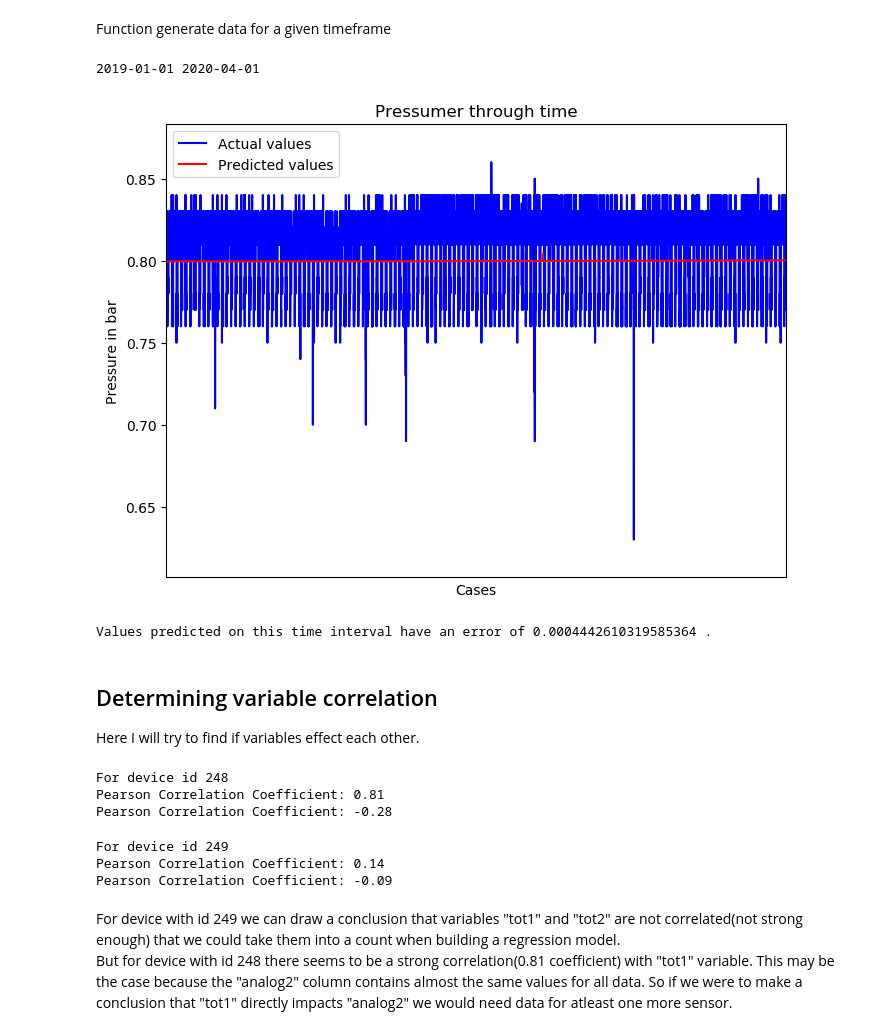
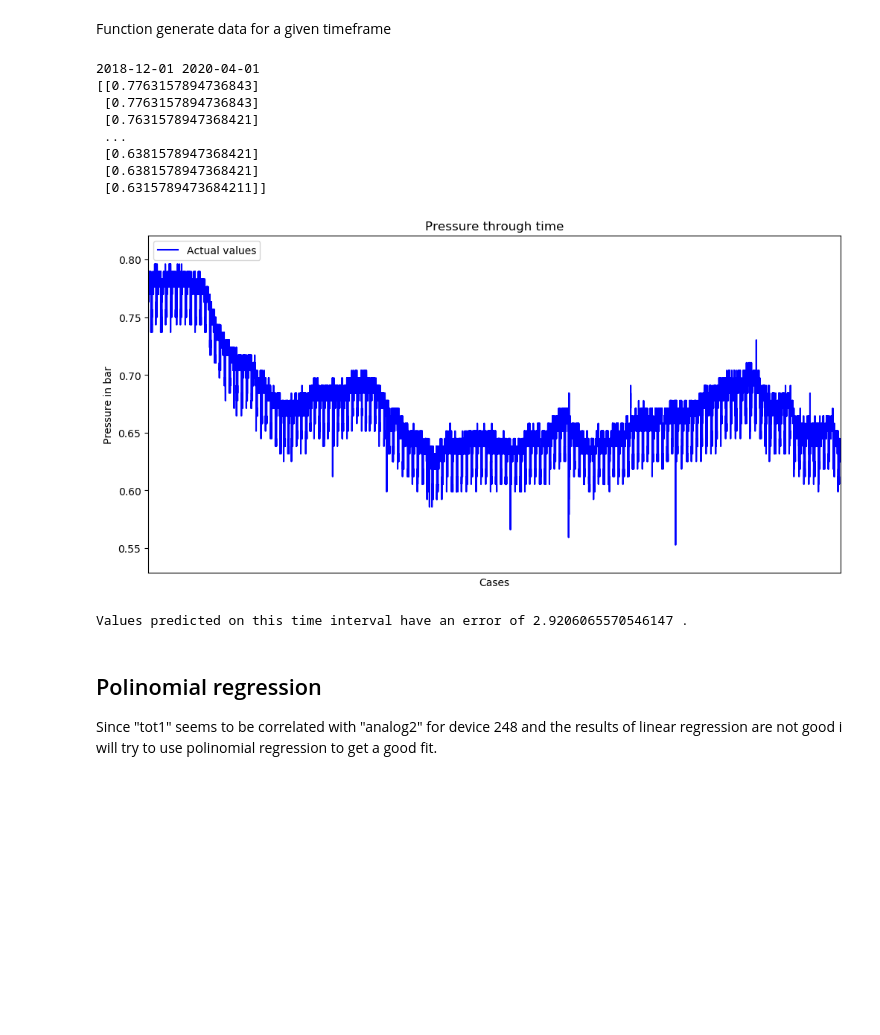
Before and after one commit to Zan-23/IJS_water_loss, a Jupyter notebook: notebooks/Predicting pressure and finding anomalies.ipynb, the cells around one changed output. Saved outputs shown, nothing was run; the diff lists cells and outputs as text; code cells hidden in the pictures; blank space fills up the shorter version.

Commit message:
Normalized data, trying out Lasso and Ridge

```diff
--- a/notebooks/Predicting pressure and finding anomalies.ipynb
+++ b/notebooks/Predicting pressure and finding anomalies.ipynb
@@ -0,0 +40,5 @@
+# %%
+data_248 = ((data_248 - data_248.min()) / (data_248.max() - data_248.min()))
+data_249 = ((data_249 - data_249.min()) / (data_249.max() - data_249.min()))
+
+data_249
@@ -1,22 +154,6 @@
 # %% [markdown]
 ## Linear regresion on data for device id 249
 Here I will try to find the function to fit the data and detect anomalies
-# %%
-import math
-import pandas as pandas
-import numpy as np
-from sklearn.linear_model import LinearRegression, Lasso, Ridge
-from sklearn.metrics import mean_squared_error
-from scipy.stats import pearsonr
-from statistics import mean
-from numpy.random import shuffle
-
-import matplotlib
-# matplotlib.use('Agg')
-import matplotlib.pyplot as plt
-
-data_248 = pandas.read_json("../data/device_id_248.json")
-data_249 = pandas.read_json("../data/device_id_249.json")
 # %%
 # Already prepared data from Intial data analysis - removed empty rows and wrong dates
 data_248
@@ -39,7 +176,7 @@ Function generate data for a given timeframe
 # %%
 def draw_given_and_predicted(given, predicted):
     # takes in two arrays - 1. the actual data 2. predicted data
-    fig = plt.figure(figsize=(8, 6), dpi= 100, facecolor='w')
+    fig = plt.figure(figsize=(12, 6), dpi= 100, facecolor='w')
     plt.plot(given, color="blue", label="Actual values")
     plt.plot(predicted, color="red", label="Predicted values")
     plt.legend(loc="upper left")
@@ -48,10 +185,10 @@ def draw_given_and_predicted(given, predicted):
 
     plt.ylabel('Pressure in bar')
     plt.xlabel('Cases')
-    plt.title('Pressumer through time')
+    plt.title('Pressure through time')
     plt.show()
 # %%
-def generate_day_view(start_date, end_date, data):
+def generate_day_view_linear(start_date, end_date, data):
     print(start_date, end_date)
     start_day = start_date.strip() + " 00:00"
     end_day = end_date.strip() + " 23:59"
@@ -78,14 +215,21 @@ def generate_day_view(start_date, end_date, data):
     accuracy = mean_squared_error(test_set[:,3:], predicted_values)
     draw_given_and_predicted(test_set[:,3:], predicted_values)
 
-    return accuracy
+    return accuracy, matrix_X
 # %%
 # generate_day_view("2018-01-01", "2020-04-01", data_249)
 # acc = generate_day_view(str(data_249.index[0]), str(data_249.index[-1]), data_249)
-acc = generate_day_view("2019-01-01", "2020-04-01", data_249)
+acc, matrix_X_main = generate_day_view_linear("2018-12-01", "2020-04-01", data_248)
 print("Values predicted on this time interval have an error of", acc, ".")
 # %% [output]
-2019-01-01 2020-04-01
+2018-12-01 2020-04-01
+[[0.7763157894736843]
+ [0.7763157894736843]
+ [0.7631578947368421]
+ ...
+ [0.6381578947368421]
+ [0.6381578947368421]
+ [0.6315789473684211]]
-[figure, old version]
+[figure, new version]
-Values predicted on this time interval have an error of 0.0004442610319585364 .
+Values predicted on this time interval have an error of 2.9206065570546147 .
 # %%
@@ -99,35 +240,6 @@ Napovedat hocmo pritisk torej je pritisk to, napovedat ga hocmo na podlagi param
 - za predictat pa vzamem spet matriko X -  [[time, tot1, tot2],... ] za en dan... -> vrne mi vrednosti
 - to pol comparam z dejanskim pritiskom od takrat in zracunam razliko med napovedanim
 """;
-# %% [markdown]
-## Determining variable correlation
-Here I will try to find if variables effect each other.
-# %%
-# 248
-from scipy.stats import pearsonr
-
-pearson_coef_tot1_248, p_value_tot1_248 = pearsonr(data_248["tot1"], data_248["analog2"])
-pearson_coef_tot2_248, p_value_tot2_248 = pearsonr(data_248["tot2"], data_248["analog2"])
-
-print("For device id 248")
-print("Pearson Correlation Coefficient: {:.2f}".format(pearson_coef_tot1_248))
-print("Pearson Correlation Coefficient: {:.2f}".format(pearson_coef_tot2_248))
-# %% [output]
-For device id 248
-Pearson Correlation Coefficient: 0.81
-Pearson Correlation Coefficient: -0.28
-# %%
-# 249
-pearson_coef_tot1_249, p_value_tot1_249 = pearsonr(data_249["tot1"], data_249["analog2"])
-pearson_coef_tot2_249, p_value_tot2_249 = pearsonr(data_249["tot2"], data_249["analog2"])
-
-print("For device id 249")
-print("Pearson Correlation Coefficient: {:.2f}".format(pearson_coef_tot1_249))
-print("Pearson Correlation Coefficient: {:.2f}".format(pearson_coef_tot2_249))
-# %% [output]
-For device id 249
-Pearson Correlation Coefficient: 0.14
-Pearson Correlation Coefficient: -0.09
-# %% [markdown]
-For device with id 249 we can draw a conclusion that variables "tot1" and "tot2" are not correlated(not strong enough) that we could take them into a count when building a regression model.
-But for device with id 248 there seems to be a strong correlation(0.81 coefficient) with "tot1" variable. This may be the case because the "analog2" column contains almost the same values for all data. So if we were to make a conclusion that "tot1" directly impacts "analog2" we would need data for atleast one more sensor.
+# %% [markdown]
+## Polinomial regression
+Since "tot1" seems to be correlated with "analog2" for device 248 and the results of linear regression are not good i will try to use polinomial regression to get a good fit.
```
Also changed, not shown: parts of 18 cells of this notebook, 2 other files.
